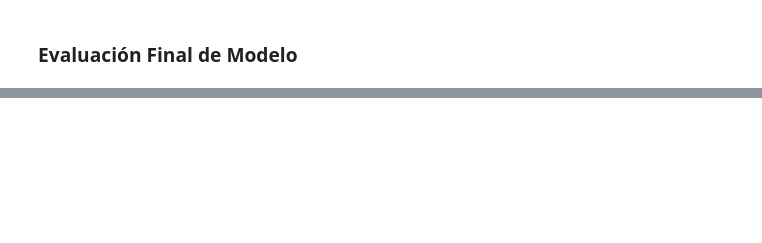
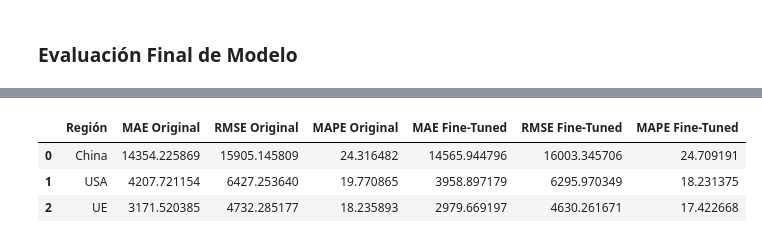
Before and after one commit to huambra/Predicting-Shrimp-Exports, a Jupyter notebook: Random_Forest.ipynb, the cells around one changed output, grey strips where cells are left out. Saved outputs shown, nothing was run; the diff lists cells and outputs as text; code cells hidden in the pictures; blank space fills up the shorter version.

```diff
--- a/Random_Forest.ipynb
+++ b/Random_Forest.ipynb
@@ -74,0 +742,24 @@ aqui hay que hacer hasta dividir los 3 datasets por pais listos para que se pued
+# %%
+# Evaluar el modelo ajustado
+def evaluate_model(model, X_test, y_test):
+    predictions = model.predict(X_test)
+
+    mae = mean_absolute_error(y_test, predictions)
+    rmse = mean_squared_error(y_test, predictions, squared=False)
+    mape = mean_absolute_percentage_error(y_test, predictions) * 100
+
+    return mae, rmse, mape
+
+mae_china_ft, rmse_china_ft, mape_china_ft = evaluate_model(best_model_china, X_test_china, y_test_china)
+mae_usa_ft, rmse_usa_ft, mape_usa_ft = evaluate_model(best_model_usa, X_test_usa, y_test_usa)
+mae_ue_ft, rmse_ue_ft, mape_ue_ft = evaluate_model(best_model_ue, X_test_ue, y_test_ue)
+
+# Resultados finales
+print("Resultados ajustados para China:")
+print(f"MAE: {mae_china:.2f}, RMSE: {rmse_china:.2f}, MAPE: {mape_china:.2f}%")
+
+print("\nResultados ajustados para USA:")
+print(f"MAE: {mae_usa:.2f}, RMSE: {rmse_usa:.2f}, MAPE: {mape_usa:.2f}%")
+
+print("\nResultados ajustados para UE:")
+print(f"MAE: {mae_ue:.2f}, RMSE: {rmse_ue:.2f}, MAPE: {mape_ue:.2f}%")
@@ -74,0 +908,19 @@ aqui hay que hacer hasta dividir los 3 datasets por pais listos para que se pued
+# %%
+# Resultados antes del ajuste
+original_results = {
+    'Región': ['China', 'USA', 'UE'],
+    'MAE Original': [mae_china, mae_usa, mae_ue],
+    'RMSE Original': [rmse_china, rmse_usa, rmse_ue],
+    'MAPE Original': [mape_china, mape_usa, mape_ue]
+}
+
+# Resultados después del ajuste
+fine_tuned_results = {
+    'Región': ['China', 'USA', 'UE'],
+    'MAE Fine-Tuned': [mae_china_ft, mae_usa_ft, mae_ue_ft],
+    'RMSE Fine-Tuned': [rmse_china_ft, rmse_usa_ft, rmse_ue_ft],
+    'MAPE Fine-Tuned': [mape_china_ft, mape_usa_ft, mape_ue_ft]
+}
+
+# Combinar los resultados en un DataFrame
+comparison_df = pd.DataFrame(original_results).merge(pd.DataFrame(fine_tuned_results), on='Región')
@@ -74,0 +945,7 @@ aqui hay que hacer hasta dividir los 3 datasets por pais listos para que se pued
+# %%
+comparison_df
+# %% [output]
+|  | Región | MAE Original | RMSE Original | MAPE Original | MAE Fine-Tuned | RMSE Fine-Tuned | MAPE Fine-Tuned |
+| 0 | China | 14354.225869 | 15905.145809 | 24.316482 | 14565.944796 | 16003.345706 | 24.709191 |
+| 1 | USA | 4207.721154 | 6427.253640 | 19.770865 | 3958.897179 | 6295.970349 | 18.231375 |
+| 2 | UE | 3171.520385 | 4732.285177 | 18.235893 | 2979.669197 | 4630.261671 | 17.422668 |
```
Also changed, not shown: parts of 83 cells of this notebook.
